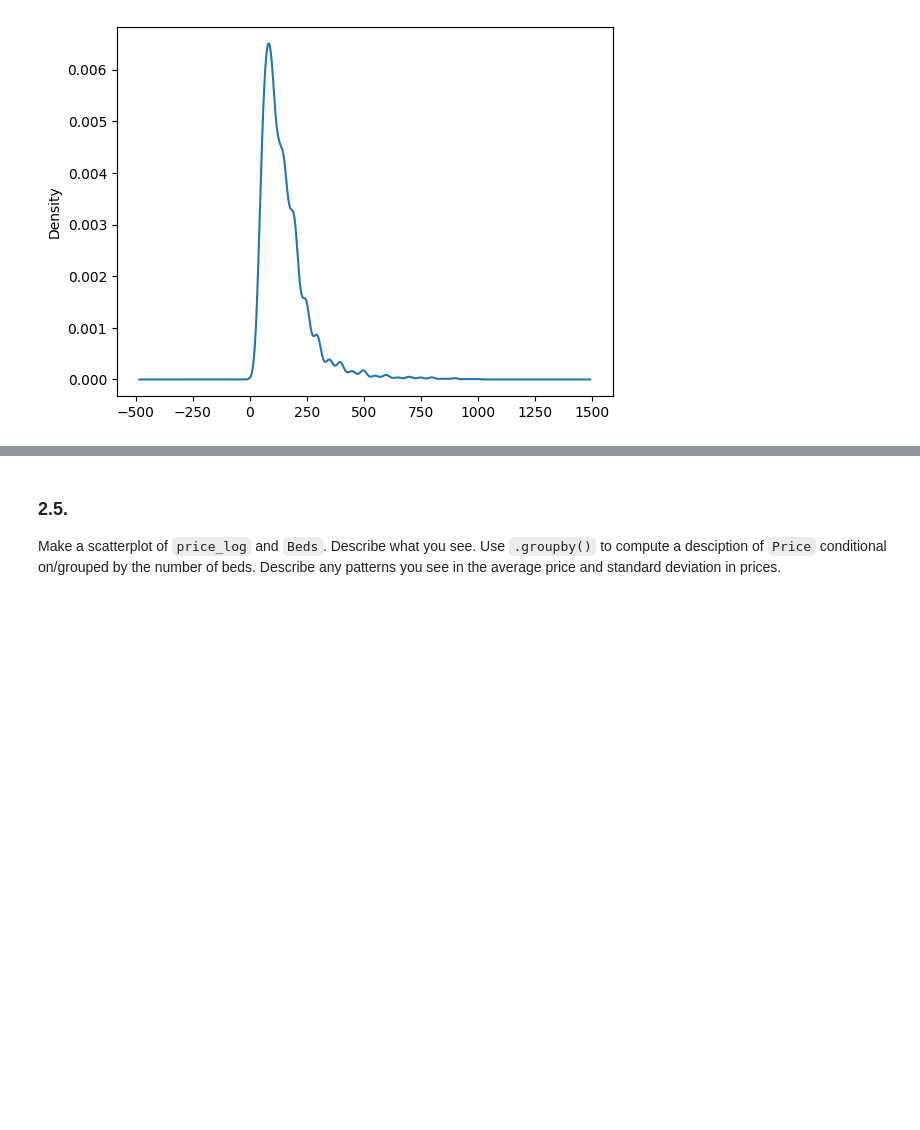
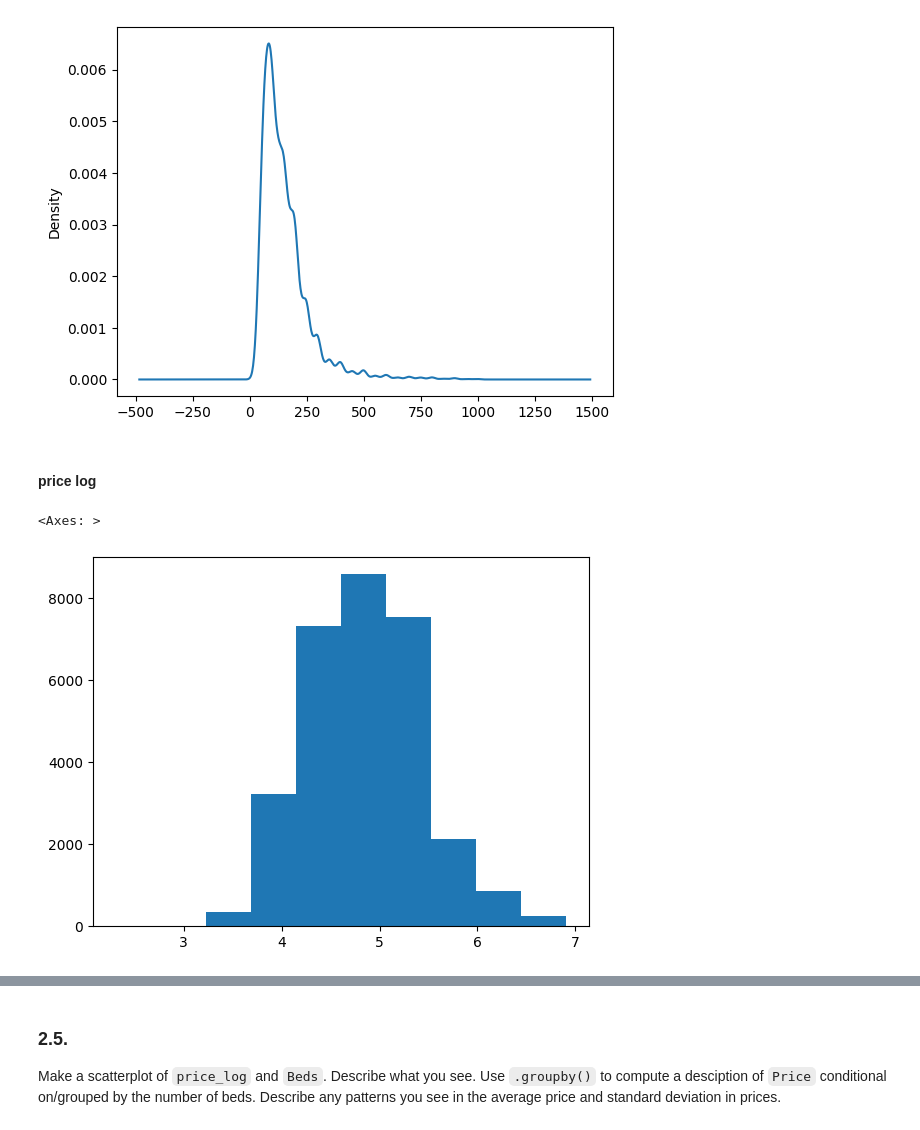
Before and after one commit to emilyzyzhou/eda_assignment, a Jupyter notebook: assignment.ipynb, the cells around one changed output, grey strips where cells are left out. Cells and saved outputs as stored; diff of their text form; code cells hidden in the pictures; blank space fills up the shorter version.

```diff
--- a/assignment.ipynb
+++ b/assignment.ipynb
@@ -115,3 +115,12 @@ airbnb_df['Price'].plot.density()
 # %% [output]
 <Axes: ylabel='Density'>
 [figure]
+# %% [markdown]
+#### price log
+# %%
+airbnb_df['price_log'] = np.log(airbnb_df['Price'])
+# %%
+airbnb_df['price_log'].hist(grid=False)
+# %% [output]
+<Axes: >
+[figure, added]
```
Also changed, not shown: parts of 9 cells of this notebook.
